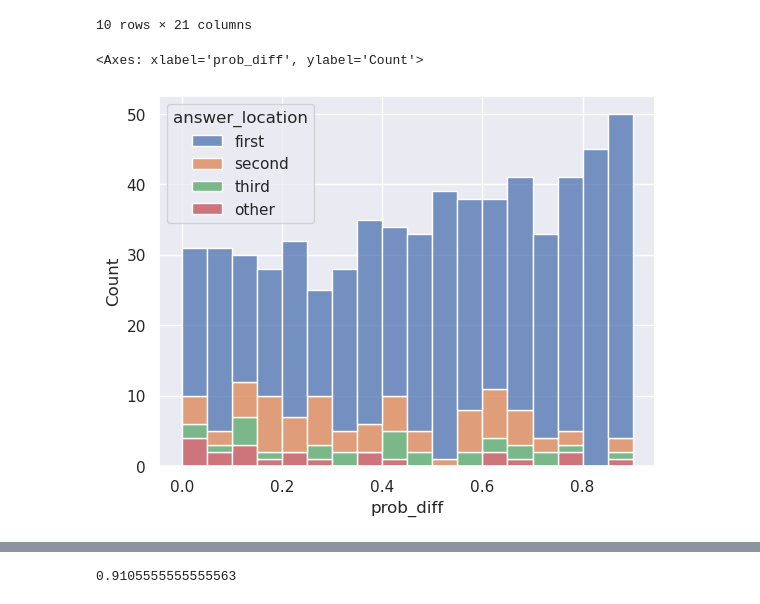
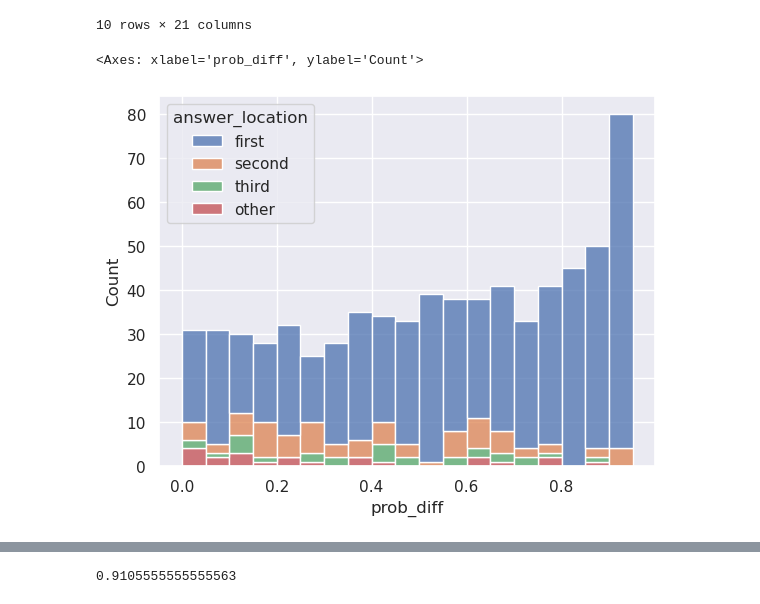
Before and after one commit to unonao/kaggle-llm-science, a Jupyter notebook: notebook/Untitled.ipynb, the cells around one changed output, grey strips where cells are left out. Saved outputs shown, nothing was run; the diff lists cells and outputs as text; code cells hidden in the pictures.

```diff
--- a/notebook/Untitled.ipynb
+++ b/notebook/Untitled.ipynb
@@ -261,11 +242,11 @@ df[df["missed"]].head(10)
 | 226 | What is the significance of aquag... | Aquaglyceroporins are proteins fo... | Aquaglyceroporins are proteins th... | Aquaglyceroporins are proteins th... | Aquaglyceroporins are proteins th... | Aquaglyceroporins are proteins th... | E | Aquaglyceroporins > Aquaglyceropo... | True | 0.990507 | ... | ... |
 10 rows × 21 columns
 # %%
-condition = df["prob_diff"] < 0.9
+condition = df["prob_diff"] < 0.95
 
 tmp_df = df.loc[condition]
 sns.histplot(data=tmp_df, x="prob_diff", hue="answer_location", multiple="stack", binwidth=0.05)
 # %% [output]
 <Axes: xlabel='prob_diff', ylabel='Count'>
-[figure, old version]
+[figure, new version]
 # %%
```
Also changed, not shown: parts of 13 cells of this notebook, 9 other files.
